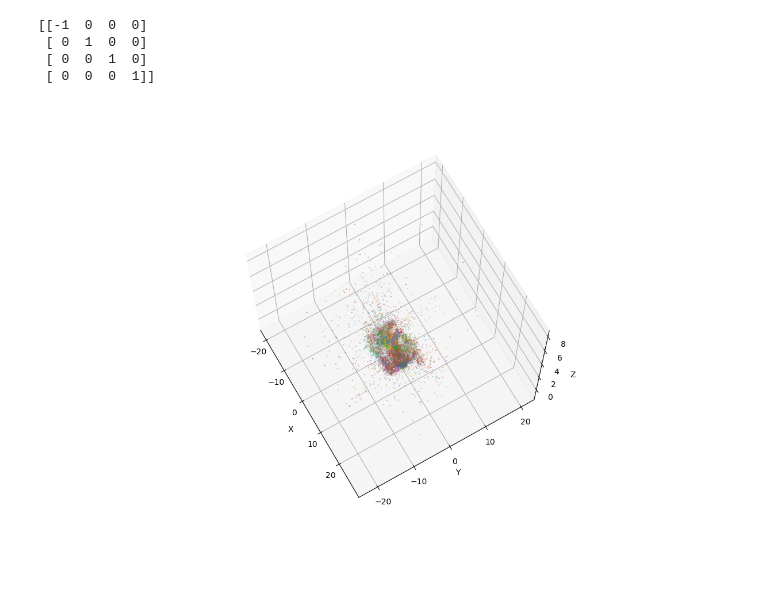
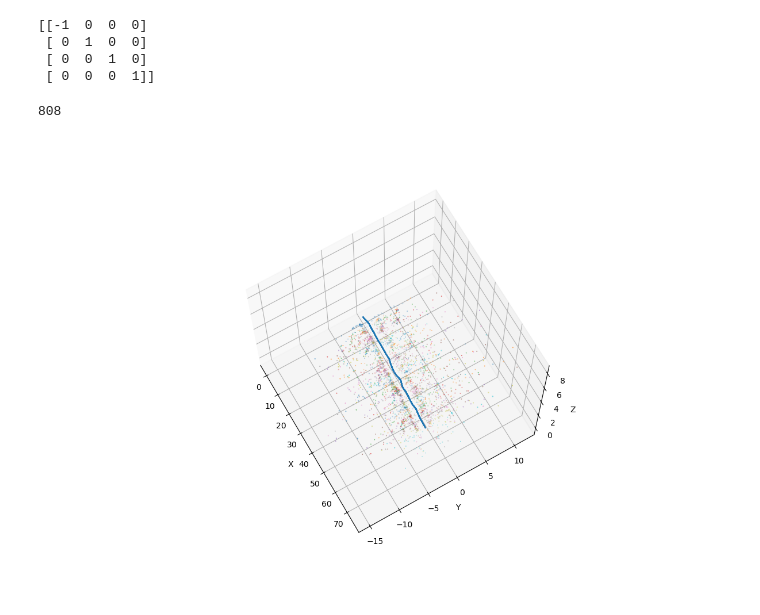
Before and after one commit to adamspeedy/vtr3, a Jupyter notebook: src/main/src/vtr_db_extractor/python/landmark_viewer.ipynb, the cells around one changed output. Drawn from its saved outputs; the diff is of its cells as text; code cells hidden in the pictures.

```diff
--- a/src/main/src/vtr_db_extractor/python/landmark_viewer.ipynb
+++ b/src/main/src/vtr_db_extractor/python/landmark_viewer.ipynb
@@ -116,7 +116,7 @@ for i in range(0,file_count_edges,1):
                 to_vertex_id = int(line.split(':')[1].strip())
                 # print(f"To Vertex ID: {to_vertex_id}")
                 to_ids.append(to_vertex_id)
-            elif line.strip() and not line.startswith('u'):
+            elif line.strip() and not line.startswith('u') and not line.startswith('e'):
                 row = [float(val) for val in line.strip().split()]
                 matrix.append(row)
     edges.append(np.array(matrix[0:4]))
@@ -278,6 +287,10 @@ for frame in range(file_count_landmarks):
             new_z.append(temp_pt[2])  #+ origins[frame][2])
 
     migrated_landmarks.append(np.array([new_x, new_y, new_z]))
+# %%
+print(file_count_landmarks)
+# %% [output]
+808
 # %%
 %matplotlib ipympl
 ax = plt.figure(figsize=(12, 8)).add_subplot(projection='3d')
@@ -287,32 +300,33 @@ _ = ax.quiver(
   origins[..., 2].flatten(),
   -dirs[..., 0].flatten(),
   -dirs[..., 1].flatten(),
   -dirs[..., 2].flatten(), length=0.5, normalize=False)
 
 # ax.scatter(
 #     migrated_landmarks[0][0],
 #     migrated_landmarks[0][1],
 #     migrated_landmarks[0][2],
 #     color='red', s=1, label='Origins')
 
 # indices_to_plot = [0, 10, 20, 25, 30, 35, 40, 50]  # Add as many as you want
 # colors = ['red', 'blue', 'green', 'orange', 'purple', 'brown', 'pink', 'gray']
-indices_to_plot = list(range(0, 90, 2))
+indices_to_plot = list(range(0, 800, 20))
 
 for i, idx in enumerate(indices_to_plot):
+    # print(idx)
     ax.scatter(
         migrated_landmarks[idx][0],
         migrated_landmarks[idx][1],
         migrated_landmarks[idx][2],
         # color=colors[i % len(colors)],
         s=0.1,
         label=f'Index {idx}')
 
 ax.set_box_aspect([1,1,1])
 ax.set_xlabel('X')
 ax.set_ylabel('Y')
 ax.set_zlabel('Z')
 ax.view_init(70, -30)
 plt.show()
 # %% [output]
-[figure, old version]
+[figure, new version]
```
Also changed, not shown: parts of 8 cells of this notebook, 3 other files.
